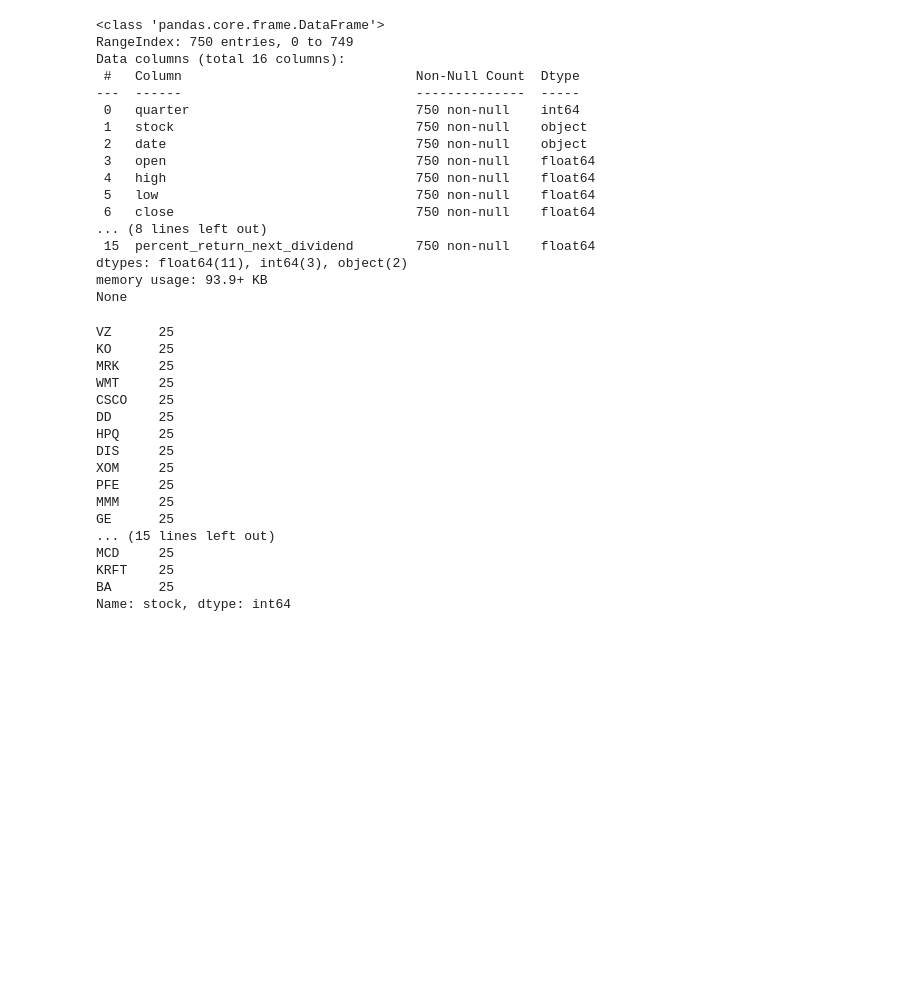
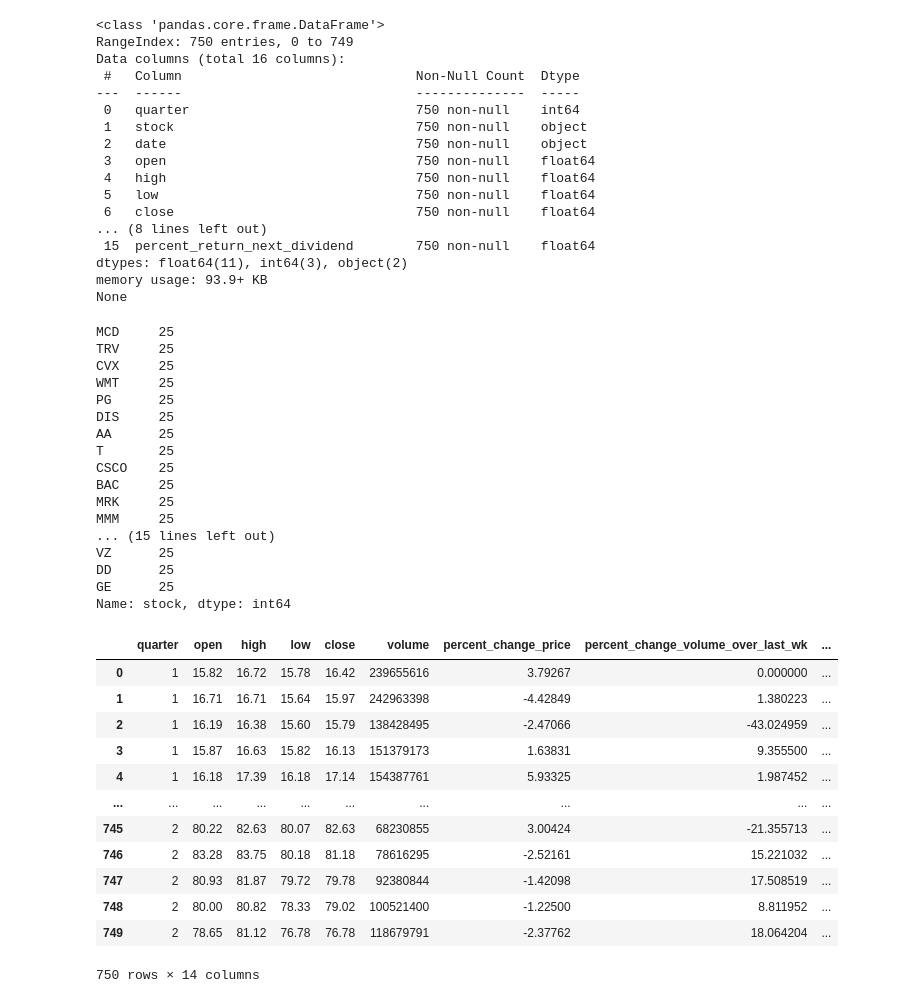
Before and after one commit to AndrejAlpatov/ml_dow_jones, a Jupyter notebook: notebooks/main_notebook.ipynb, the cells around one changed output. Drawn from its saved outputs; the diff is of its cells as text; code cells hidden in the pictures; blank space fills up the shorter version.

```diff
--- a/notebooks/main_notebook.ipynb
+++ b/notebooks/main_notebook.ipynb
@@ -87,22 +99,42 @@ dtypes: float64(11), int64(3), object(2)
 memory usage: 93.9+ KB
 None
 # %%
-df.stock.value_counts()
+df_without_nan.stock.value_counts()
 # %% [output]
+MCD     25
+TRV     25
+CVX     25
+WMT     25
+PG      25
+DIS     25
+AA      25
+T       25
+CSCO    25
+BAC     25
+MRK     25
+MMM     25
+... (15 lines left out)
 VZ      25
-KO      25
-MRK     25
-WMT     25
-CSCO    25
 DD      25
-HPQ     25
-DIS     25
-XOM     25
-PFE     25
-MMM     25
 GE      25
-... (15 lines left out)
-MCD     25
-KRFT    25
-BA      25
 Name: stock, dtype: int64
+# %%
+labels=df['stock']
+df_work=df_without_nan.copy(deep=True)
+df_work.drop('stock', inplace=True, axis=1)
+dates=df_work.drop('date', inplace=True, axis=1)
+df_work
+# %% [output]
+|  | quarter | open | high | low | close | volume | percent_change_price | percent_change_volume_over_last_wk | ... |
+| 0 | 1 | 15.82 | 16.72 | 15.78 | 16.42 | 239655616 | 3.79267 | 0.000000 | ... |
+| 1 | 1 | 16.71 | 16.71 | 15.64 | 15.97 | 242963398 | -4.42849 | 1.380223 | ... |
+| 2 | 1 | 16.19 | 16.38 | 15.60 | 15.79 | 138428495 | -2.47066 | -43.024959 | ... |
+| 3 | 1 | 15.87 | 16.63 | 15.82 | 16.13 | 151379173 | 1.63831 | 9.355500 | ... |
+| 4 | 1 | 16.18 | 17.39 | 16.18 | 17.14 | 154387761 | 5.93325 | 1.987452 | ... |
+| ... | ... | ... | ... | ... | ... | ... | ... | ... | ... |
+| 745 | 2 | 80.22 | 82.63 | 80.07 | 82.63 | 68230855 | 3.00424 | -21.355713 | ... |
+| 746 | 2 | 83.28 | 83.75 | 80.18 | 81.18 | 78616295 | -2.52161 | 15.221032 | ... |
+| 747 | 2 | 80.93 | 81.87 | 79.72 | 79.78 | 92380844 | -1.42098 | 17.508519 | ... |
+| 748 | 2 | 80.00 | 80.82 | 78.33 | 79.02 | 100521400 | -1.22500 | 8.811952 | ... |
+| 749 | 2 | 78.65 | 81.12 | 76.78 | 76.78 | 118679791 | -2.37762 | 18.064204 | ... |
+750 rows × 14 columns
```
Also changed, not shown: parts of 10 cells of this notebook.
